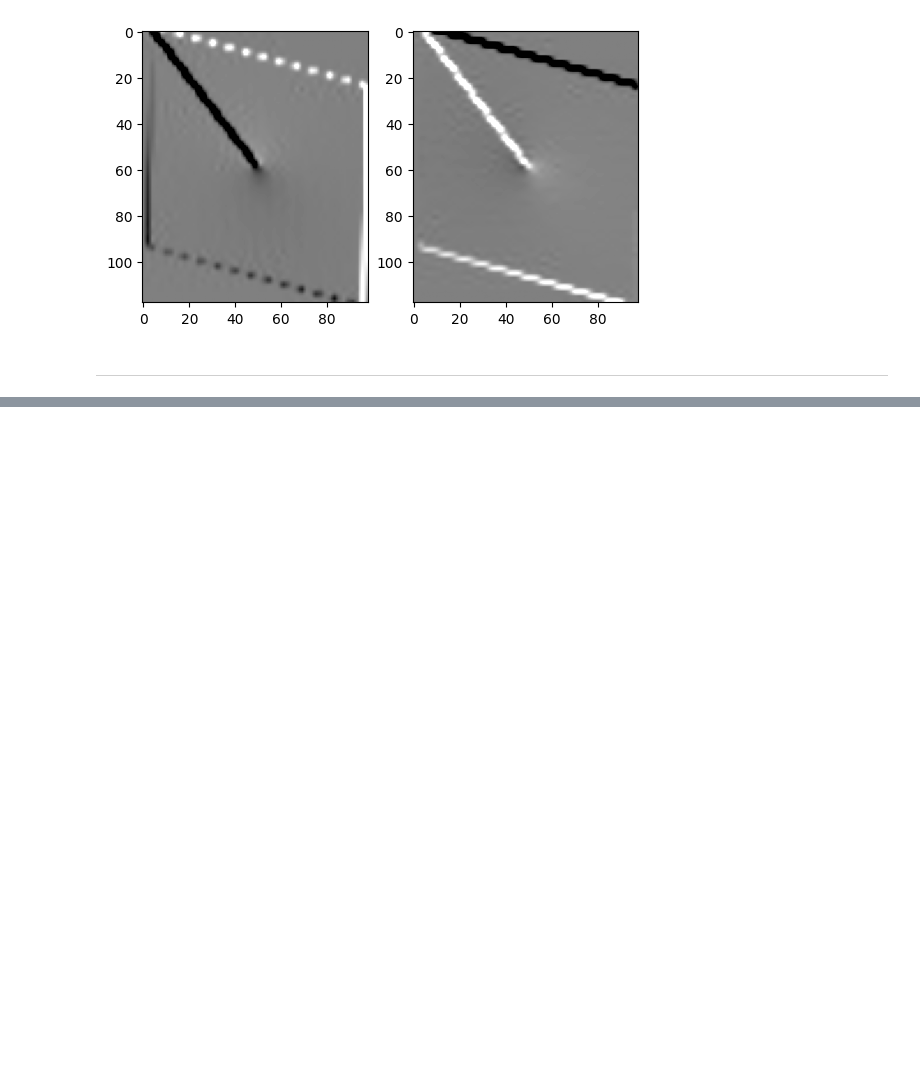
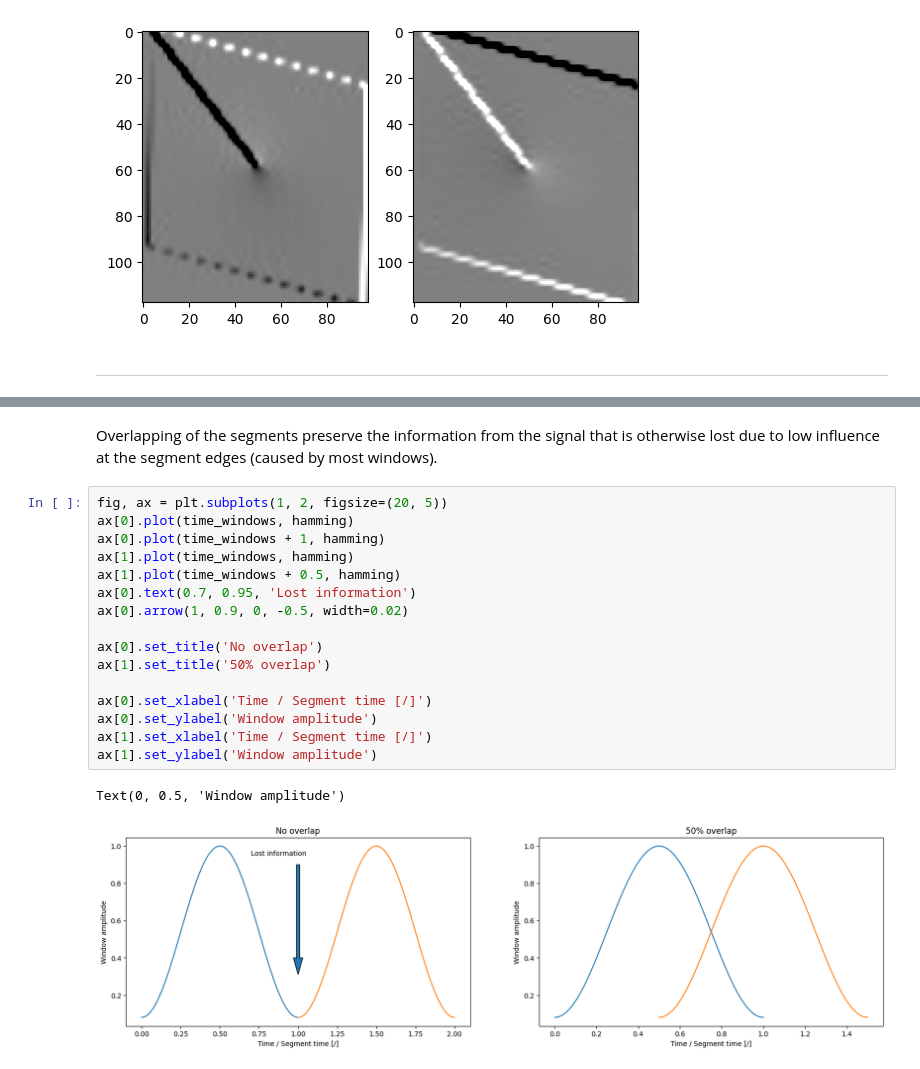
Before and after one commit to ladisk/Python_tutorial_EOL, a Jupyter notebook: notebooks/004 - Essential numerical tools.ipynb, the cells around one changed output, grey strips where cells are left out. Drawn from its saved outputs; the diff is of its cells as text; blank space fills up the shorter version.

```diff
--- a/notebooks/004 - Essential numerical tools.ipynb
+++ b/notebooks/004 - Essential numerical tools.ipynb
@@ -243,0 +417,21 @@ ax[1].imshow(dy_sobel, cmap='gray', vmin=-255, vmax=255)
+# %% [markdown]
+Overlapping of the segments preserve the information from the signal that is otherwise lost due to low influence at the segment edges (caused by most windows).
+# %%
+fig, ax = plt.subplots(1, 2, figsize=(20, 5))
+ax[0].plot(time_windows, hamming)
+ax[0].plot(time_windows + 1, hamming)
+ax[1].plot(time_windows, hamming)
+ax[1].plot(time_windows + 0.5, hamming)
+ax[0].text(0.7, 0.95, 'Lost information')
+ax[0].arrow(1, 0.9, 0, -0.5, width=0.02)
+
+ax[0].set_title('No overlap')
+ax[1].set_title('50% overlap')
+
+ax[0].set_xlabel('Time / Segment time [/]')
+ax[0].set_ylabel('Window amplitude')
+ax[1].set_xlabel('Time / Segment time [/]')
+ax[1].set_ylabel('Window amplitude')
+# %% [output]
+Text(0, 0.5, 'Window amplitude')
+[figure, added]
```
Also changed, not shown: parts of 54 cells of this notebook, 4 other files.
